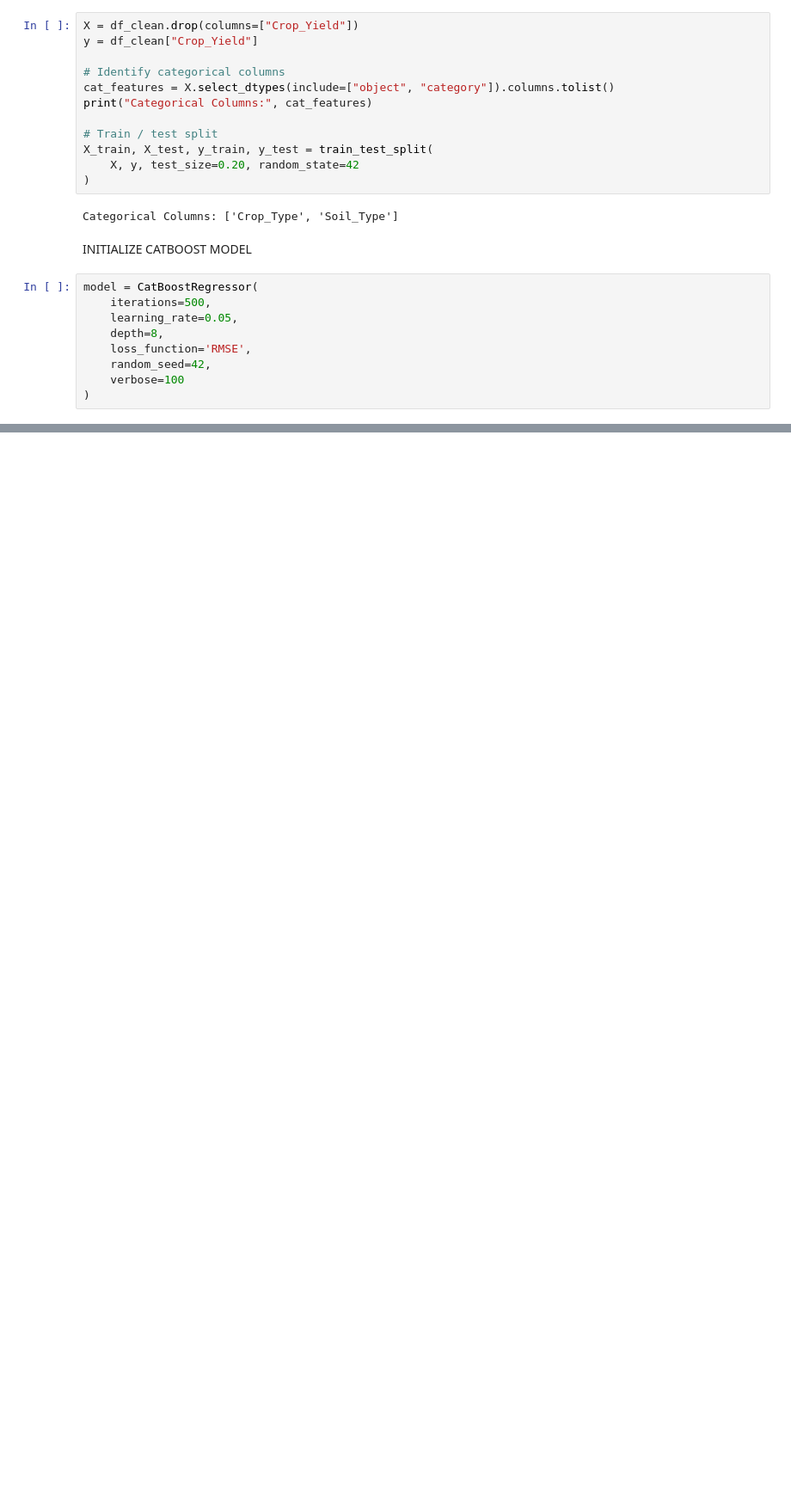
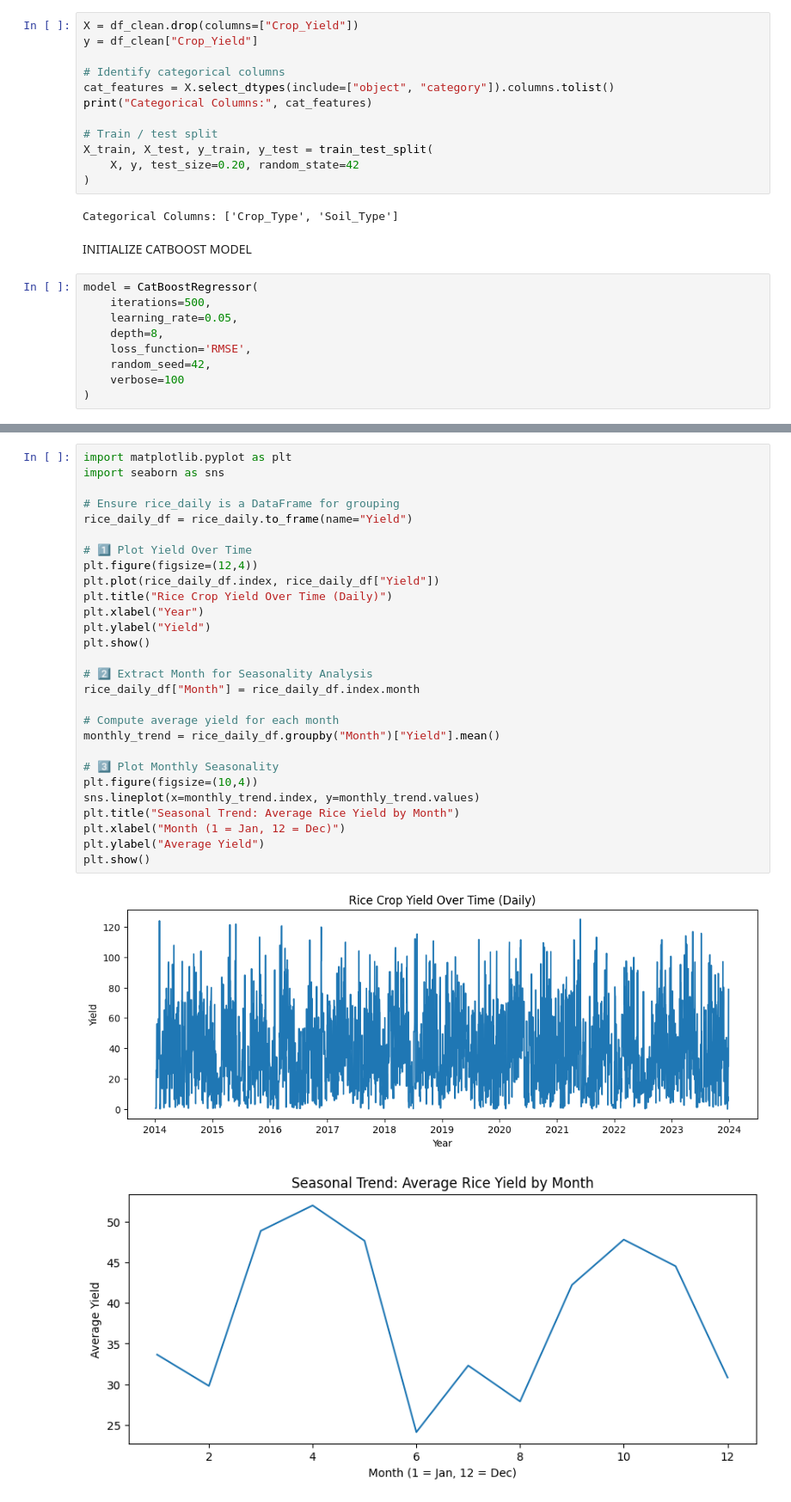
Before and after one commit to springboardmentor789r/AgriYield, a Jupyter notebook: MS3.ipynb, the cells around one changed output, grey strips where cells are left out. Shown at 86% size. Drawn from its saved outputs; the diff is of its cells as text; blank space fills up the shorter version.

```diff
--- a/MS3.ipynb
+++ b/MS3.ipynb
@@ -140,0 +266,31 @@ Adj R2    : 0.9584
+# %%
+import matplotlib.pyplot as plt
+import seaborn as sns
+
+# Ensure rice_daily is a DataFrame for grouping
+rice_daily_df = rice_daily.to_frame(name="Yield")
+
+# 1️⃣ Plot Yield Over Time
+plt.figure(figsize=(12,4))
+plt.plot(rice_daily_df.index, rice_daily_df["Yield"])
+plt.title("Rice Crop Yield Over Time (Daily)")
+plt.xlabel("Year")
+plt.ylabel("Yield")
+plt.show()
+
+# 2️⃣ Extract Month for Seasonality Analysis
+rice_daily_df["Month"] = rice_daily_df.index.month
+
+# Compute average yield for each month
+monthly_trend = rice_daily_df.groupby("Month")["Yield"].mean()
+
+# 3️⃣ Plot Monthly Seasonality
+plt.figure(figsize=(10,4))
+sns.lineplot(x=monthly_trend.index, y=monthly_trend.values)
+plt.title("Seasonal Trend: Average Rice Yield by Month")
+plt.xlabel("Month (1 = Jan, 12 = Dec)")
+plt.ylabel("Average Yield")
+plt.show()
+# %% [output]
+[figure, added]
+[figure, added]
```
Also changed, not shown: parts of 29 cells of this notebook, 1 other file.
